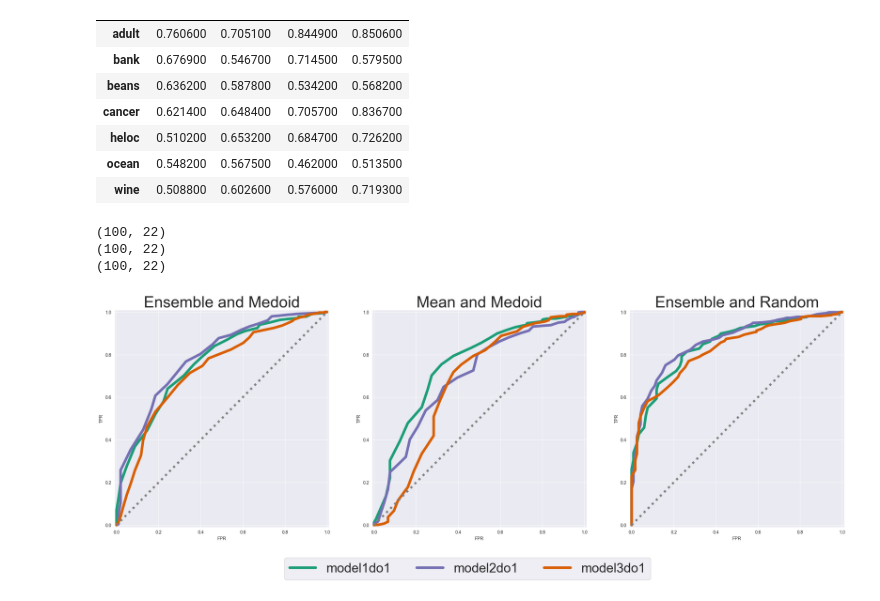
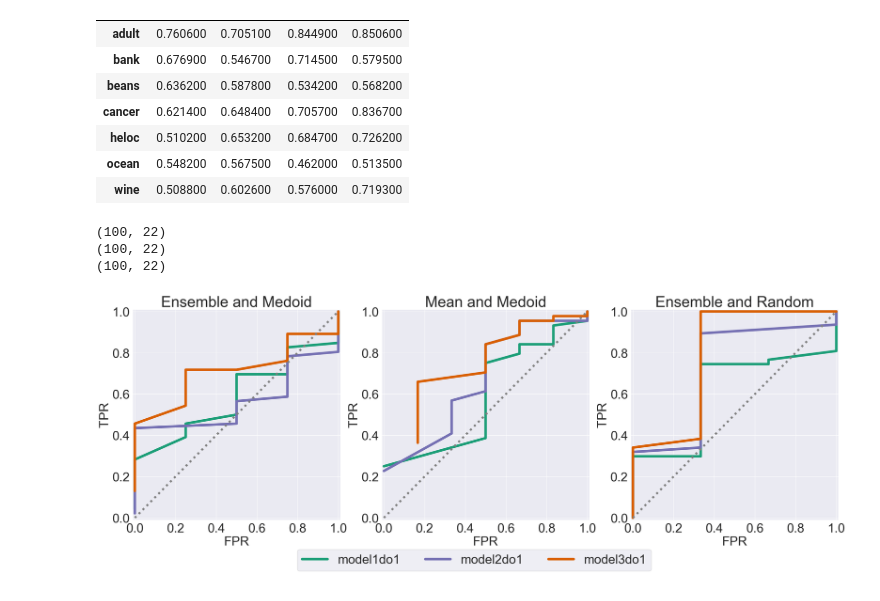
Before and after one commit to MatteoVicenzino/XAI_robustness_analysis, a Jupyter notebook: tuning_do1.ipynb, the cells around one changed output. Cells and saved outputs as stored; diff of their text form; code cells hidden in the pictures.

```diff
--- a/tuning_do1.ipynb
+++ b/tuning_do1.ipynb
@@ -51,7 +51,7 @@ mean_random_th: 0.65
 # Per dataset Hyperpar tuning
 per dataset analysis of k_r and r_threshold
 # %%
-dataset_name = "bank"
+dataset_name = "beans"
 
 neigh = "medoid" # medoid random
 agg = "ensemble" # ensemble mean
@@ -538,7 +544,7 @@ model_colors = {f"{model_list[0]}": "#1b9e77",
                 f"{model_list[2]}": "#d95f02"
                 }
 
-dataset_name = "adult"
+dataset_name = ("cancer")
 
 for i, model_name in enumerate(model_colors.keys()):
     df1 = df_ens
@@ -551,31 +557,31 @@ for i, model_name in enumerate(model_colors.keys()):
 
     ax[0].plot(de[x_], de[y_], label= f"Model {i+1}", c = model_colors[model_name], linewidth = linewidth, linestyle = "-")
     ax[1].plot(dd[x_], dd[y_],  label= f"Model {i+1}", c = model_colors[model_name], linewidth = linewidth, linestyle = "-")
 
 
 for i, model_name in enumerate(model_colors.keys()):
     df1 = df_ens_random
 
     de = df1[df1["dataset"]==dataset_name][df1["model"]==model_name]
     ax[2].plot(de[x_], de[y_], label= f"Model {i+1}", c = model_colors[model_name], linewidth = linewidth, linestyle = "-")
 
 
 for col in range(3):
     ax[col].set_ylim(-0.01,1.01)
     ax[col].set_xlim(-0.01,1.01)
     ax[col].set_xlabel("FPR")
     ax[col].set_ylabel("TPR")
     ax[col].set_xticks([0.0, 0.2, 0.4, 0.6, 0.8, 1.0])
     ax[col].plot(np.linspace(0,1), np.linspace(0,1), ":", c= "gray", linewidth = 5)
 
 ax[0].set_title("Ensemble and Medoid")
 ax[1].set_title("Mean and Medoid")
 ax[2].set_title("Ensemble and Random")
 
 fig.legend(list(model_colors.keys()), loc='lower center', ncol=3, bbox_to_anchor=(0.5,-0.1), bbox_transform=fig.transFigure)
 plt.show()
 # %% [output]
 (100, 22)
 (100, 22)
 (100, 22)
-[figure, old version]
+[figure, new version]
```
Also changed, not shown: parts of 2 cells of this notebook, 7 other files.
